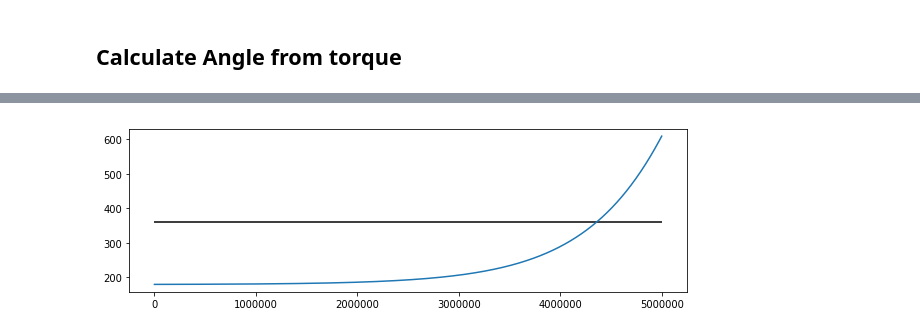
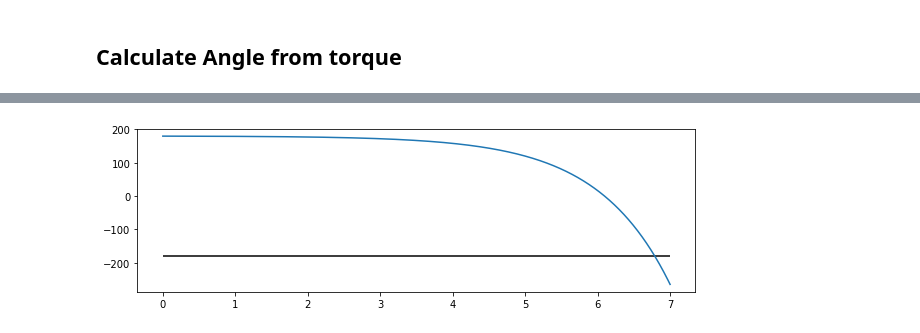
Before and after one commit to nifti-coe/ODE_Python, a Jupyter notebook: 002_RunSimulation_loop.ipynb, the cells around one changed output, grey strips where cells are left out. Drawn from its saved outputs; the diff is of its cells as text; code cells hidden in the pictures.

```diff
--- a/002_RunSimulation_loop.ipynb
+++ b/002_RunSimulation_loop.ipynb
@@ -251,7 +199,7 @@ ax.plot(x[i, :],y[i, :], label = 'trajectory x vs y')
 
 
 # add body positions:
-for timestep in (np.linspace(0, 99, num = 8 )).astype(int):
+for timestep in (np.linspace(0, nstep - 1, num = 8 )).astype(int):
     center = np.array([x[i, timestep], y[i, timestep]])
     head = center + np.array(pol2cart(thoraxLen, theta[i, timestep]))
     abTip = center + np.array(pol2cart(abLen, phi[i, timestep]))
@@ -293,7 +241,7 @@ timestep = 0
 # theta = head angle
 # phi = abdomen angle
 thoraxLen = 0.908 * 2# cm
-abLen = 1.747 *2 #cm
+abLen = 1.7475 *2 #cm
 bodyWidth = 1.1
 
 
@@ -306,7 +254,7 @@ for i in np.random.randint(0, high = nrun, size = 3):
     ax.plot(x[i, :],y[i, :], label = 'trajectory x vs y')
 
     # add body positions:
-    for timestep in (np.linspace(0, 99, num = 8 )).astype(int):
+    for timestep in (np.linspace(0, nstep -1, num = 8 )).astype(int):
         center = np.array([x[i, timestep], y[i, timestep]])
         head = center + np.array(pol2cart(thoraxLen, theta[i, timestep]))
         abTip = center + np.array(pol2cart(abLen, phi[i, timestep]))
@@ -363,31 +333,38 @@ np.random.seed(seed=12035)
 #                   [0, 0], [0, 0], [0, -100000]])
 
 
+
 ranges = np.array([[0, 0], [0.0001, 0.0001], [0, 0], [0.0001, 0.0001],
-                   [np.pi/2, np.pi/2], [0, 0], [3*np.pi/2, 3*np.pi/2], [0, 0],
-                  [0, 0], [0, 0], [-100, -100]])
+                   [np.pi/2, np.pi/2], [0, 0], [2*np.pi/2, 2*np.pi/2], [0, 0],
+                  [0, 0], [0, 0], [00, 00]])
 
 
 tic = time.time()
-nstep = 5000000
-t = np.linspace(0, 7, num = nstep, endpoint = False) # time cut into 100 timesteps
+simLength = 7.0 # seconds
+samplesPerSec= 1000
+mpt.nstep = int(simLength * samplesPerSec) # steps per second
+mpt.t = np.linspace(0, simLength, num = mpt.nstep, endpoint = False) # time cut into 100 timesteps
+mpt.c = 0
+
 nrun = 1 #number of trajectories.
 
 # initialize the matrix of 0's
-zeroMatrix = np.zeros([nrun, nstep])
+zeroMatrix = np.zeros([nrun, len(mpt.t)])
 x,      xd,    y,   yd, \
 theta, thetad, phi, phid = [zeroMatrix.copy() for ii in
                                 range(len([ "x",     "xd",     "y", "yd",
                                             "theta", "thetad", "phi", "phid"]))]
+print(x.shape)
 
 # generate random initial conditions for state 0
 state0 = np.random.uniform(ranges[:, 0], ranges[:, 1],
                            size=(nrun, ranges.shape[0]), )
 
+
 # loop through all the runs
 for i in range(0,nrun):
     # run ODE
-    state = odeint(FlyTheBug, state0[i, :], t)
+    state = odeint(mpt.FlyTheBug, state0[i, :], mpt.t)
     x[i,:], xd[i,:] = state[:,0], state[:,1]
     y[i,:], yd[i, :] = state[:,2], state[:,3]
     theta[i,:], thetad[i, :] = state[:,4],state[:,5]
@@ -416,7 +394,7 @@ ax.plot(x[i, :],y[i, :], label = 'trajectory x vs y')
 
 
 # add body positions:
-for timestep in (np.linspace(0, nstep -1 , num = 8 )).astype(int):
+for timestep in (np.linspace(0, mpt.nstep -1 , num = 8 )).astype(int):
     center = np.array([x[i, timestep], y[i, timestep]])
     head = center + np.array(pol2cart(thoraxLen, theta[i, timestep]))
     abTip = center + np.array(pol2cart(abLen, phi[i, timestep]))
@@ -511,8 +525,8 @@ plt.show()
 # %%
-for i in range(0, nrun):
-    fig, ax = plt.subplots( figsize = [10,3])
-    plt.plot([math.degrees(phi[i, jj] - theta[i, jj] ) for jj in range(len(phi[i,:]))])
-    plt.hlines(360, xmin = 0, xmax = nstep)
-    plt.show()
+
+fig, ax = plt.subplots( figsize = [10,3])
+plt.plot(mpt.t, [math.degrees(phi[i, jj] - theta[i, jj]) for jj in range(len(phi[i,:]))])
+plt.hlines(-180, xmin = 0, xmax = np.max(mpt.t))
+plt.show()
 # %% [output]
-[figure, old version]
+[figure, new version]
```
Also changed, not shown: parts of 31 cells of this notebook, 1 other file.
